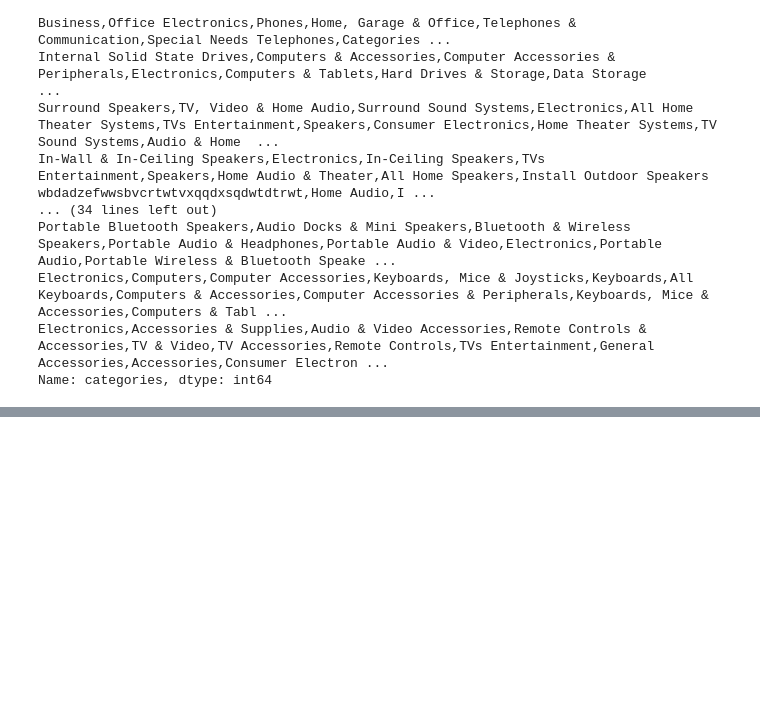
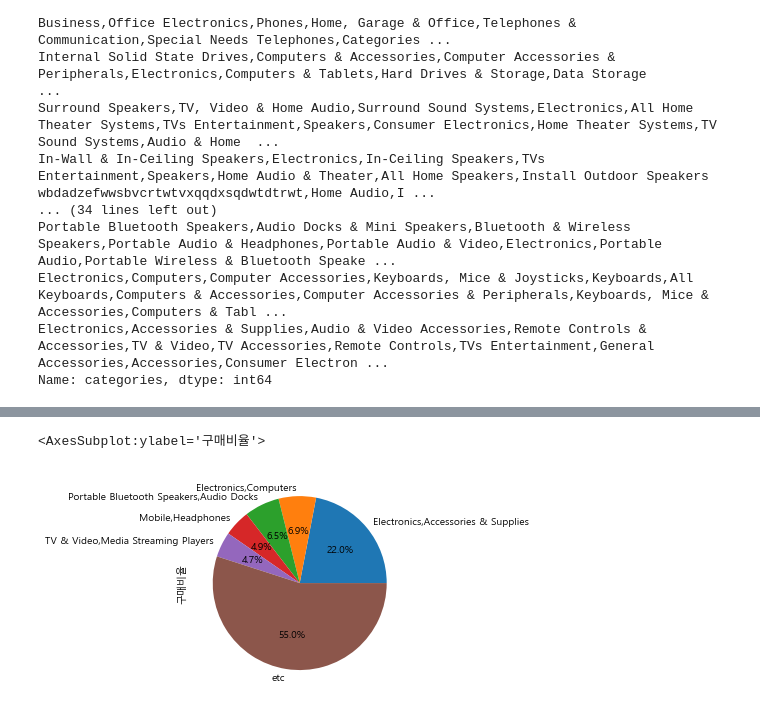
Before and after one commit to jinhuioh/Hi_ai, a Jupyter notebook: data03/amazon-visualization.ipynb, the cells around one changed output, grey strips where cells are left out. Drawn from its saved outputs; the diff is of its cells as text; code cells hidden in the pictures; blank space fills up the shorter version.

```diff
--- a/data03/amazon-visualization.ipynb
+++ b/data03/amazon-visualization.ipynb
@@ -342,0 +360,7 @@ az[:,:]
+# %%
+제품종류 = ['Electronics,Accessories & Supplies','Electronics,Computers','Portable Bluetooth Speakers,Audio Docks',
+        'Mobile,Headphones','TV & Video,Media Streaming Players','etc']
+구매수 = [1604,507,477,357,342,4012]
+# %%
+df = pd.DataFrame({'제품종류':제품종류, '구매비율':구매수})
+df
@@ -342,0 +375,3 @@ az[:,:]
+# %%
+df2 = df.copy()
+df2
@@ -342,0 +386,2 @@ az[:,:]
+# %%
+df2.set_index('제품종류', inplace=True)
@@ -342,0 +404,11 @@ az[:,:]
+# %%
+#teen['스트레스전체'].plot.pie(explode=[0,0.02], ax = ax[0], autopct='%1.1f%%')
+#teen['스트레스전체'].plot.pie()
+#df['구매수'].plot.pie(explode = [0,0.02], ax = ax[0], autopct = '%1.1f%%')
+df2['구매비율'].plot.pie( autopct = '%1.1f%%')
+# pie차트는 특정항목의 숫자를 비율로 나타내는 차트
+# pie차트의 입력항목은 "특정항목(수치)"만을 명시
+# "index로 설정한 항목"을 기준으로 해서 차트가 그려짐.
+# %% [output]
+<AxesSubplot:ylabel='구매비율'>
+[figure, added]
```
Also changed, not shown: parts of 13 cells of this notebook.
